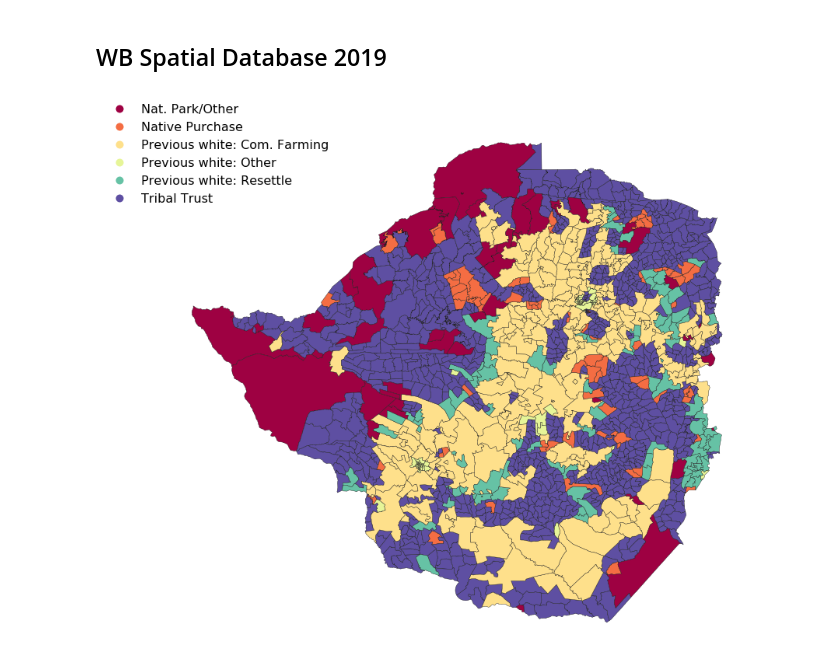
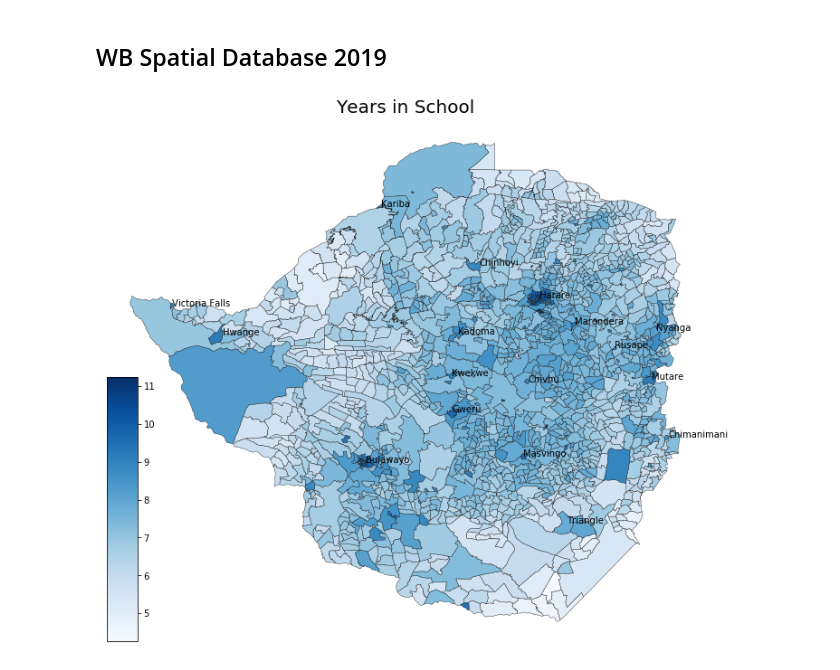
Before and after one commit to dmnfarrell/zimgeo, a Jupyter notebook: maps1.ipynb, the cells around one changed output. Drawn from its saved outputs; the diff is of its cells as text; code cells hidden in the pictures.

Commit message:
years school

```diff
--- a/maps1.ipynb
+++ b/maps1.ipynb
@@ -203,12 +201,28 @@ sp_meta.head(17)
-# %%
-wb = gpd.read_file('data/zwe_adm3_2002.shp')
-fig, ax = plt.subplots(1, figsize=(12,10))
-#wb=wb.dropna(subset=['landclas_1'])
-wb['landclas_1'] = wb.landclas_1.fillna('Nat. Park/Other')
-wb.plot(column='landclas_1',categorical=True,edgecolor='0.1',lw=0.4,ax=ax,legend=True,cmap='Spectral',
-        legend_kwds={'bbox_to_anchor':(.3, 1.05),'fontsize':16,'frameon':False})
-ax.axis('off')
-plt.tight_layout()
-plt.savefig('images/zimbabwe_land_classes.png',dpi=300)
-# %% [output]
-[figure, removed]
+# %%
+wb = gpd.read_file('data/zwe_adm3_2002.shp')
+wb = wb.to_crs({'init': 'epsg:4326'})
+def plot_gdf(gdf, column, title='',cmap='Spectral', legend_kwds={},
+             filename=None, towns=False, **kwargs):
+    #gdf[column] = gdf[column]/gdf['pop']
+    fig, ax = plt.subplots(1, figsize=(10,10))
+    from mpl_toolkits.axes_grid1 import make_axes_locatable
+    from mpl_toolkits.axes_grid1.inset_locator import inset_axes
+    cax = inset_axes(ax,
+                    width="5%",
+                    height="50%",
+                    loc='lower left')
+    #divider = make_axes_locatable(ax)
+    #cax = divider.append_axes("right", size="2%", pad=0.4)
+
+    gdf[column] = gdf[column].fillna('Nat. Park/Other')
+    gdf.plot(column=column,edgecolor='0.1',lw=0.4,cmap=cmap, ax=ax,cax=cax,
+            legend_kwds=legend_kwds, **kwargs)
+    if towns == True:
+        #prov.plot(ax=ax)
+        #maintowns.plot(ax=ax)
+        maintowns.apply(lambda x: ax.annotate(s=x.NAME, xy=x.geometry.centroid.coords[0], ha='left'),axis=1)
+    ax.axis('off')
+    ax.set_title(title, fontsize=20)
+    plt.tight_layout()
+    if filename != None:
+        plt.savefig(filename,dpi=200)
@@ -215,3 +232,12 @@ plt.savefig('images/zimbabwe_land_classes.png',dpi=300)
+# %%
+column='acc_elec_m'
+gdf[column] = gdf[column].fillna(1)
+wb['prop'] = wb[column]/wb['pop']
+wb=wb.replace([np.inf, -np.inf], 0)
+wb.sort_values('prop')
+plot_gdf(wb, 'years_scho', title='Years in School', towns=True, cmap='Blues', legend=True, filename='images/zim_years_school.png')
+# %% [output]
+[figure, added]
 # %%
 #print (wb.columns[:40])
 wb = gpd.read_file('data/zwe_adm3_2002.shp')
```
Also changed, not shown: parts of 4 cells of this notebook, 18 other files.
